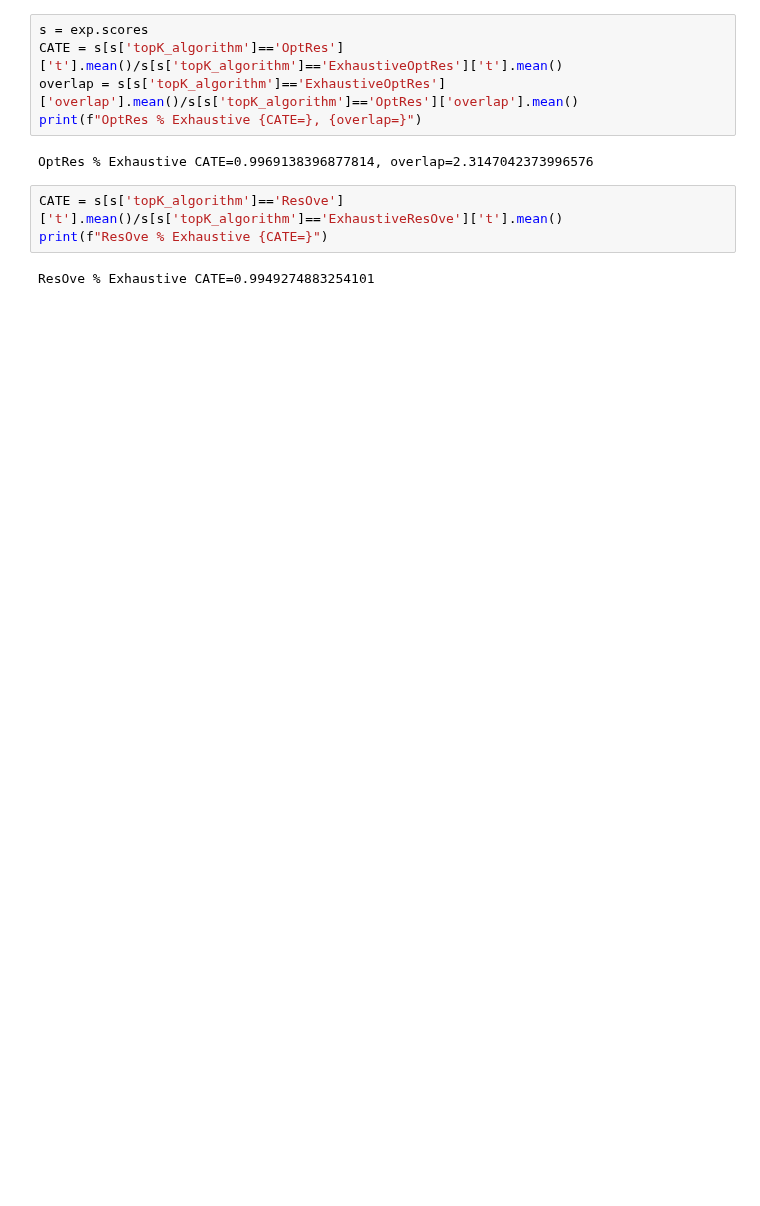
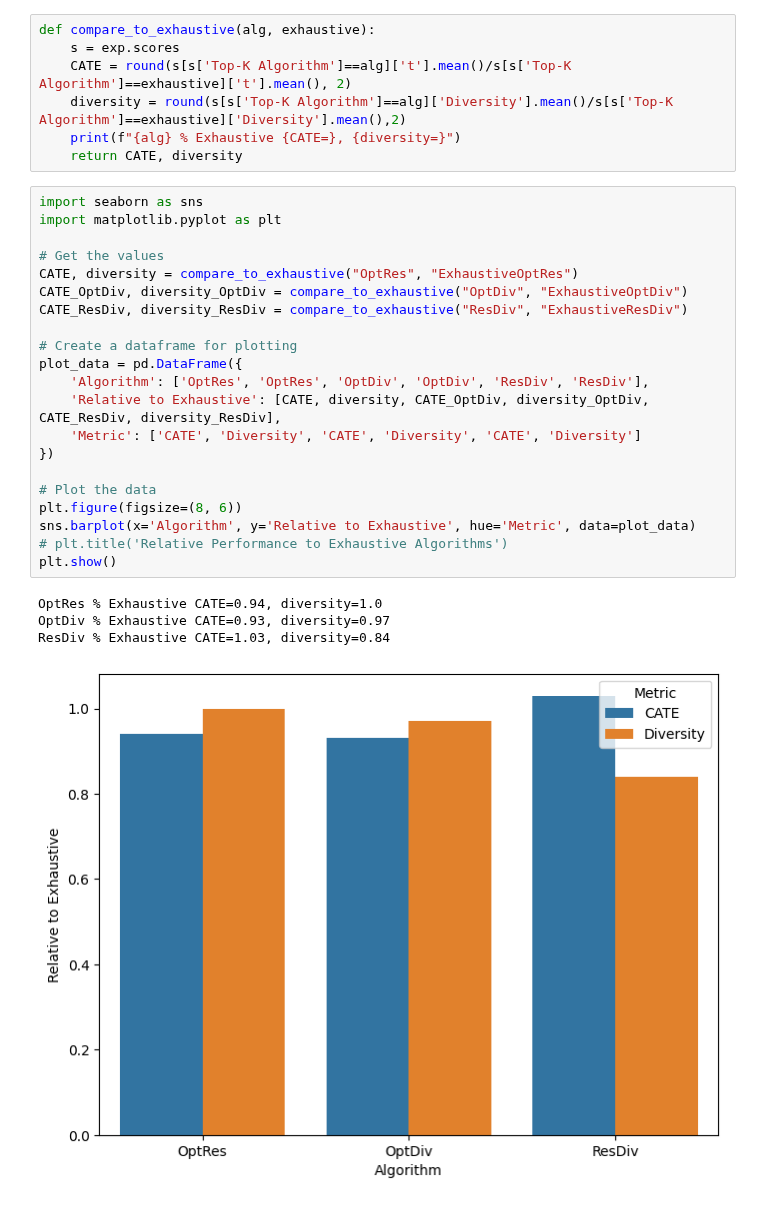
Before and after one commit to antonismand/Query-Driven-Data-Exploration-with-Heterogeneous-Treatment-Effects, a Jupyter notebook: experiments/exhaustive.ipynb, the cells around one changed output. Drawn from its saved outputs; the diff is of its cells as text; blank space fills up the shorter version.

```diff
--- a/experiments/exhaustive.ipynb
+++ b/experiments/exhaustive.ipynb
@@ -38,12 +34,33 @@ No artists with labels found to put in legend.  Note that artists whose label st
 # %%
-s = exp.scores
-CATE = s[s['topK_algorithm']=='OptRes']['t'].mean()/s[s['topK_algorithm']=='ExhaustiveOptRes']['t'].mean()
-overlap = s[s['topK_algorithm']=='ExhaustiveOptRes']['overlap'].mean()/s[s['topK_algorithm']=='OptRes']['overlap'].mean()
-print(f"OptRes % Exhaustive {CATE=}, {overlap=}")
+def compare_to_exhaustive(alg, exhaustive):
+    s = exp.scores
+    CATE = round(s[s['Top-K Algorithm']==alg]['t'].mean()/s[s['Top-K Algorithm']==exhaustive]['t'].mean(), 2)
+    diversity = round(s[s['Top-K Algorithm']==alg]['Diversity'].mean()/s[s['Top-K Algorithm']==exhaustive]['Diversity'].mean(),2)
+    print(f"{alg} % Exhaustive {CATE=}, {diversity=}")
+    return CATE, diversity
-# %% [output]
-OptRes % Exhaustive CATE=0.9969138396877814, overlap=2.3147042373996576
-# %%
-CATE = s[s['topK_algorithm']=='ResOve']['t'].mean()/s[s['topK_algorithm']=='ExhaustiveResOve']['t'].mean()
-print(f"ResOve % Exhaustive {CATE=}")
-# %% [output]
-ResOve % Exhaustive CATE=0.9949274883254101
+# %%
+import seaborn as sns
+import matplotlib.pyplot as plt
+
+# Get the values
+CATE, diversity = compare_to_exhaustive("OptRes", "ExhaustiveOptRes")
+CATE_OptDiv, diversity_OptDiv = compare_to_exhaustive("OptDiv", "ExhaustiveOptDiv")
+CATE_ResDiv, diversity_ResDiv = compare_to_exhaustive("ResDiv", "ExhaustiveResDiv")
+
+# Create a dataframe for plotting
+plot_data = pd.DataFrame({
+    'Algorithm': ['OptRes', 'OptRes', 'OptDiv', 'OptDiv', 'ResDiv', 'ResDiv'],
+    'Relative to Exhaustive': [CATE, diversity, CATE_OptDiv, diversity_OptDiv, CATE_ResDiv, diversity_ResDiv],
+    'Metric': ['CATE', 'Diversity', 'CATE', 'Diversity', 'CATE', 'Diversity']
+})
+
+# Plot the data
+plt.figure(figsize=(8, 6))
+sns.barplot(x='Algorithm', y='Relative to Exhaustive', hue='Metric', data=plot_data)
+# plt.title('Relative Performance to Exhaustive Algorithms')
+plt.show()
+# %% [output]
+OptRes % Exhaustive CATE=0.94, diversity=1.0
+OptDiv % Exhaustive CATE=0.93, diversity=0.97
+ResDiv % Exhaustive CATE=1.03, diversity=0.84
+[figure, added]
```
Also changed, not shown: parts of 2 cells of this notebook, 7 other files.
